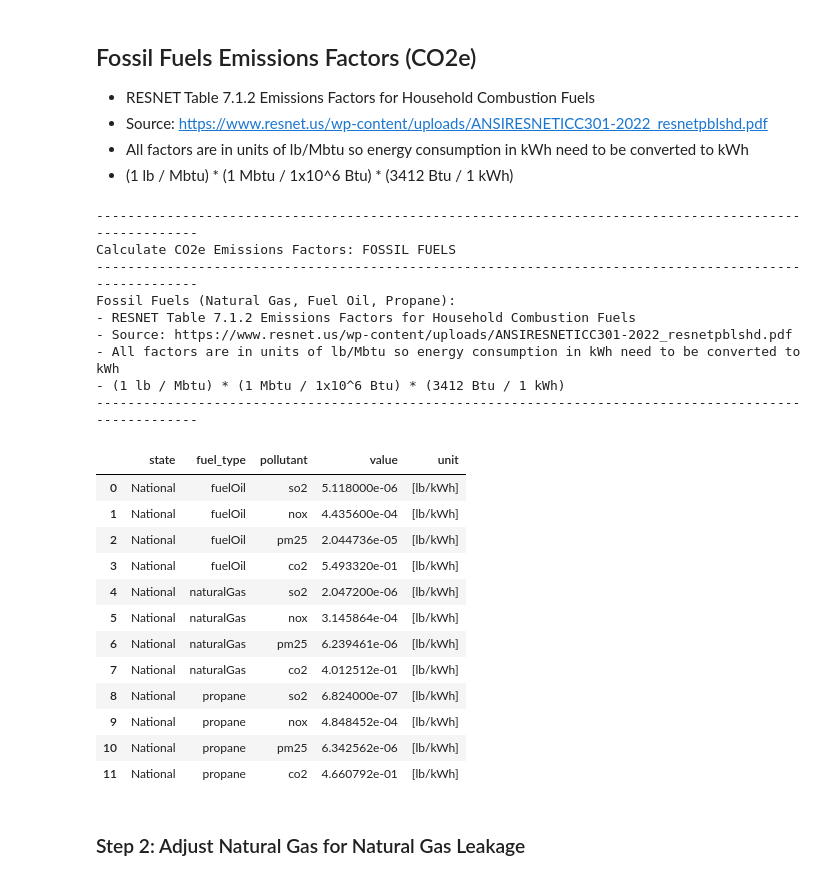
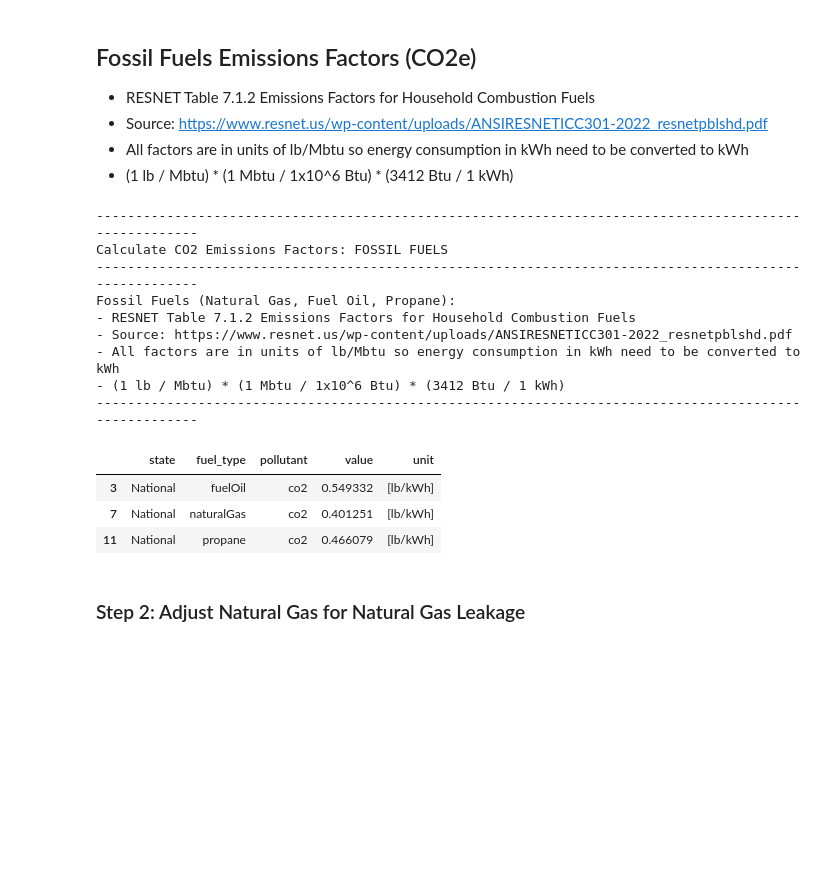
Before and after one commit to jordan-joseph126/cmu-tare-model, a Jupyter notebook: tare_baseline_v4.1_cambium.ipynb, the cells around one changed output. Saved outputs shown, nothing was run; the diff lists cells and outputs as text; code cells hidden in the pictures; blank space fills up the shorter version.

```diff
--- a/tare_baseline_v4.1_cambium.ipynb
+++ b/tare_baseline_v4.1_cambium.ipynb
@@ -415,7 +504,7 @@ df_margEmis_electricity_cambium
 # %%
 print("""
 -------------------------------------------------------------------------------------------------------
-Calculate CO2e Emissions Factors: FOSSIL FUELS
+Calculate CO2 Emissions Factors: FOSSIL FUELS
 -------------------------------------------------------------------------------------------------------
 Fossil Fuels (Natural Gas, Fuel Oil, Propane):
 - RESNET Table 7.1.2 Emissions Factors for Household Combustion Fuels
@@ -425,46 +514,42 @@ Fossil Fuels (Natural Gas, Fuel Oil, Propane):
 -------------------------------------------------------------------------------------------------------
 """)
 
 fuelOil_factors = calculate_fossilFuel_emission_factor("fuelOil", 0.0015, 0.1300, 0.83, 161.0, 1000, 138500)
 naturalGas_factors = calculate_fossilFuel_emission_factor("naturalGas", 0.0006, 0.0922, 1.9, 117.6, 1000000, 1039)
 propane_factors = calculate_fossilFuel_emission_factor("propane", 0.0002, 0.1421, 0.17, 136.6, 1000, 91452)
 
 all_factors = {**fuelOil_factors, **naturalGas_factors, **propane_factors}
 
 df_margEmis_factors = pd.DataFrame.from_dict(all_factors, orient="index", columns=["value"])
 df_margEmis_factors.reset_index(inplace=True)
 df_margEmis_factors.columns = ["pollutant", "value"]
 df_margEmis_factors[["fuel_type", "pollutant"]] = df_margEmis_factors["pollutant"].str.split("_", expand=True)
 df_margEmis_factors["unit"] = "[lb/kWh]"
 
 # Add the 'state' column and assign 'National' to every row
 df_margEmis_factors = df_margEmis_factors.assign(state='National')
 
+# Reorder the columns
 df_margEmis_factors = df_margEmis_factors[["state", "fuel_type", "pollutant", "value", "unit"]]
+
+# Filter out all polluatants other than CO2
+df_margEmis_factors = df_margEmis_factors[df_margEmis_factors['pollutant'] == 'co2']
+
 df_margEmis_factors
 # %% [output]
 -------------------------------------------------------------------------------------------------------
-Calculate CO2e Emissions Factors: FOSSIL FUELS
+Calculate CO2 Emissions Factors: FOSSIL FUELS
 -------------------------------------------------------------------------------------------------------
 Fossil Fuels (Natural Gas, Fuel Oil, Propane):
 - RESNET Table 7.1.2 Emissions Factors for Household Combustion Fuels
 - Source: https://www.resnet.us/wp-content/uploads/ANSIRESNETICC301-2022_resnetpblshd.pdf
 - All factors are in units of lb/Mbtu so energy consumption in kWh need to be converted to kWh
 - (1 lb / Mbtu) * (1 Mbtu / 1x10^6 Btu) * (3412 Btu / 1 kWh)
 -------------------------------------------------------------------------------------------------------
 |  | state | fuel_type | pollutant | value | unit |
-| 0 | National | fuelOil | so2 | 5.118000e-06 | [lb/kWh] |
-| 1 | National | fuelOil | nox | 4.435600e-04 | [lb/kWh] |
-| 2 | National | fuelOil | pm25 | 2.044736e-05 | [lb/kWh] |
-| 3 | National | fuelOil | co2 | 5.493320e-01 | [lb/kWh] |
-| 4 | National | naturalGas | so2 | 2.047200e-06 | [lb/kWh] |
-| 5 | National | naturalGas | nox | 3.145864e-04 | [lb/kWh] |
-| 6 | National | naturalGas | pm25 | 6.239461e-06 | [lb/kWh] |
-| 7 | National | naturalGas | co2 | 4.012512e-01 | [lb/kWh] |
-| 8 | National | propane | so2 | 6.824000e-07 | [lb/kWh] |
-| 9 | National | propane | nox | 4.848452e-04 | [lb/kWh] |
-| 10 | National | propane | pm25 | 6.342562e-06 | [lb/kWh] |
-| 11 | National | propane | co2 | 4.660792e-01 | [lb/kWh] |
+| 3 | National | fuelOil | co2 | 0.549332 | [lb/kWh] |
+| 7 | National | naturalGas | co2 | 0.401251 | [lb/kWh] |
+| 11 | National | propane | co2 | 0.466079 | [lb/kWh] |
 # %% [markdown]
 ### Step 2: Adjust Natural Gas for Natural Gas Leakage
 # %%
```
Also changed, not shown: parts of 16 cells of this notebook, 3 other files.
